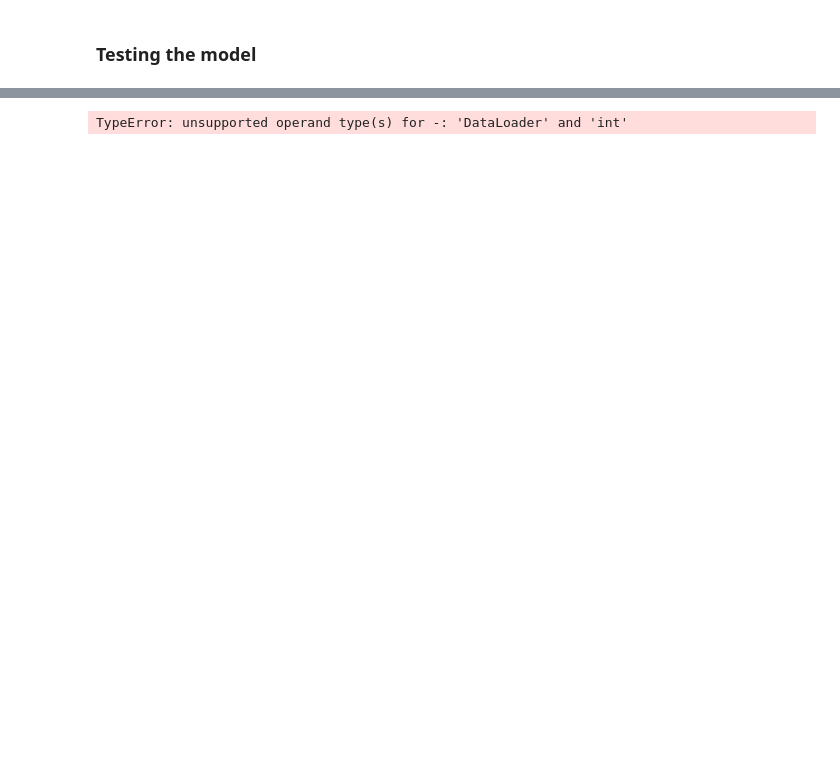
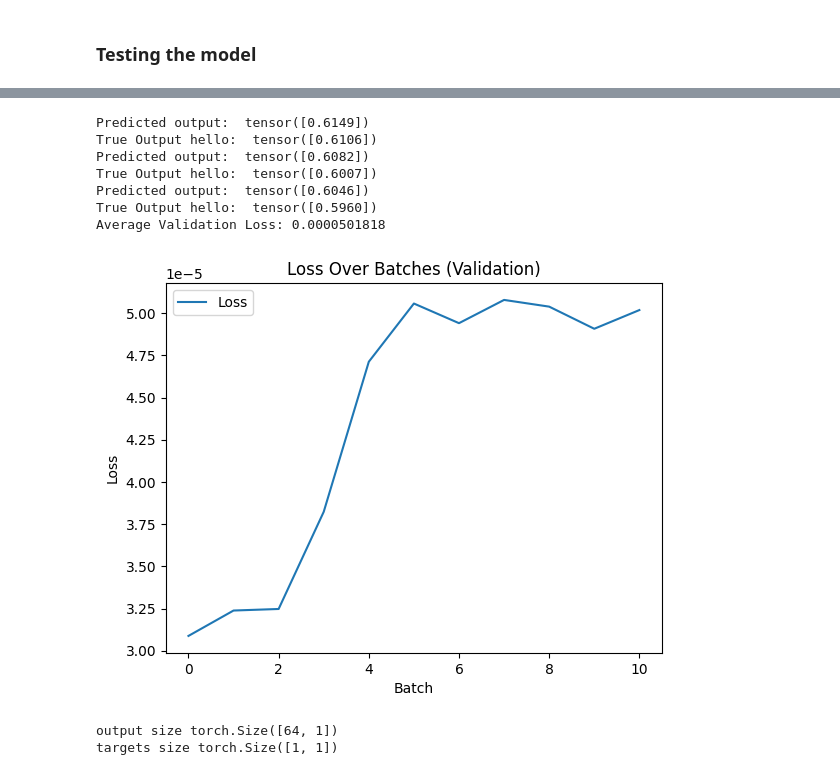
Before and after one commit to SSTengNic/Network_Project, a Jupyter notebook: Loss_Predict.ipynb, the cells around one changed output, grey strips where cells are left out. Saved outputs shown, nothing was run; the diff lists cells and outputs as text; code cells hidden in the pictures; blank space fills up the shorter version.

```diff
--- a/Loss_Predict.ipynb
+++ b/Loss_Predict.ipynb
@@ -192,43 +285,70 @@ Epoch 100/100, Loss: 3.598399302973121e-07
 # %%
-# Set the model to evaluation mode
+
 model.eval()
 
 # Initialize variables to track loss
 total_val_loss = 0
 num_batches = 0
+total_lost_values = []
 
 # Define the loss function
 criterion = torch.nn.MSELoss()
 
 # Initialize hidden state and cell state
 hidden_state, cell_state = None, None
 
 # Disable gradient computation for validation
 with torch.no_grad():
     for batch_idx, (inputs, targets) in enumerate(test_loader):
         if batch_idx == len(test_loader) - 1:
             break  # Skip the last batch
-        inputs = inputs.unsqueeze(1).to(device)  # Reshape inputs
-        targets = targets.unsqueeze(1).to(device)
 
         # Initialize hidden state and cell state for each batch
         if hidden_state is not None:
             hidden_state = hidden_state.detach()
         if cell_state is not None:
             cell_state = cell_state.detach()
 
         # Forward pass
         output, cell_state, hidden_state = model(inputs, cell_state, hidden_state)
+        if batch_idx % 5 == 0:
+            print("Predicted output: ", output[0])
+            print("True Output hello: ", targets[0])
 
-        # Compute loss
-        loss_value = criterion(output, targets)
-        total_val_loss += loss_value.item()
+        # Compute loss for this batch
+        loss = criterion(output, targets)
+
+        # Accumulate loss
+        total_val_loss += loss.item()  # Add the batch loss to total
+        total_lost_values.append(total_val_loss / (batch_idx + 1))  # Average loss so far
+
         num_batches += 1
 
-# Compute average loss
-avg_val_loss = total_val_loss / num_batches
+# Compute average loss for the entire validation set
+avg_loss = total_val_loss / num_batches
 
 # Print validation results
-print(f'Average Validation Loss: {avg_val_loss:.4f}')
+print(f'Average Validation Loss: {avg_loss:.10f}')
+
+# Plot the loss curve
+plt.plot(range(num_batches), total_lost_values, label='Loss')
+plt.xlabel('Batch')
+plt.ylabel('Loss')
+plt.title('Loss Over Batches (Validation)')
+plt.legend()
+plt.show()
 # %% [output]
-TypeError: unsupported operand type(s) for -: 'DataLoader' and 'int'
+Predicted output:  tensor([0.6149])
+True Output hello:  tensor([0.6106])
+Predicted output:  tensor([0.6082])
+True Output hello:  tensor([0.6007])
+Predicted output:  tensor([0.6046])
+True Output hello:  tensor([0.5960])
+Average Validation Loss: 0.0000501818
+[figure, added]
+# %%
+print("output size", output.shape)
+print("targets size", targets.shape)
+# %% [output]
+output size torch.Size([64, 1])
+targets size torch.Size([1, 1])
```
Also changed, not shown: parts of 13 cells of this notebook, 6 other files.
